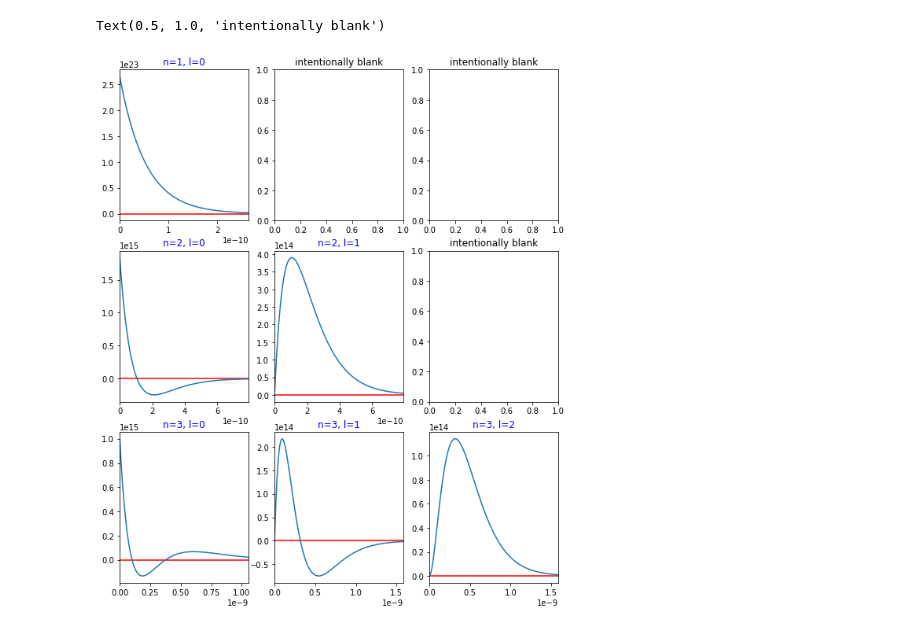
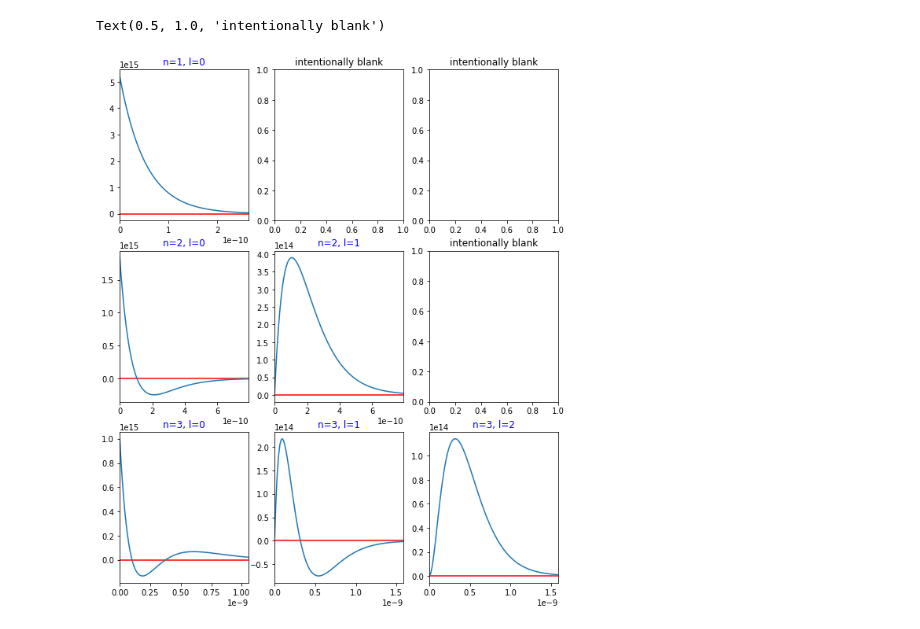
Before and after one commit to akey7/basic-quantum-models, a Jupyter notebook: notebooks/hydrogenic_atom.ipynb, the cells around one changed output. Cells and saved outputs as stored; diff of their text form; code cells hidden in the pictures.

Commit message:
Fixed a fatal bug in radial function

```diff
--- a/notebooks/hydrogenic_atom.ipynb
+++ b/notebooks/hydrogenic_atom.ipynb
@@ -85,7 +85,7 @@ class HydrogenicAtom:
         exp_rho = exp(-rho / 2.0)
 
         if self.n == 1 and self.l == 0:  # 1s orbital
-            return 2 * za32 ** (3/2) * exp_rho
+            return 2 * za32 * exp_rho
         elif self.n == 2 and self.l == 0:  # 2s orbital
             return (1.0 / sqrt(8)) * za32 * (2.0 - rho) * exp_rho
         elif self.n == 2 and self.l == 1:  # 2p orbital
@@ -163,35 +163,55 @@ class HydrogenicAtom:
 
         else:
             raise Exception(f'No equation for l={self.l} and ml={self.ml}')
+
+    def wavefunction(self, r, theta, phi):
+        """
+        Evaluates the wavefunction at r, theta, and phi!
+
+        Parameters
+        ----------
+        r: float
+            From 0 to infinity
+
+        theta: float
+            From 0 to 2 pi
+
+        phi: float
+            From 0 to pi
+
+        Returns
+        -------
+        complex
+            The value of the wavefunction at that point in space.
+        """
+        return self.radial(r) * self.spherical_harmonic(theta, phi)
 # %%
 fig, axs = plt.subplots(nrows=3, ncols=3, figsize=(10, 12))
 
 parameters = [
     {'n': 1, 'l': 0, 'x_scaler': 5 },
     {'n': 2, 'l': 0, 'x_scaler': 15 },
     {'n': 3, 'l': 0, 'x_scaler': 20 },
     {'n': 2, 'l': 1, 'x_scaler': 15 },
     {'n': 3, 'l': 1, 'x_scaler': 30 },
     {'n': 3, 'l': 2, 'x_scaler': 30 }
 ]
-
-scaler = (1 / ha.a0) ** (3/2)
 
 for p in parameters:
     row = p['n'] - 1
     col = p['l']
     ha = HydrogenicAtom(n=p['n'], l=p['l'], ml=0)
     xs = np.linspace(0, ha.a0 * p['x_scaler'], 100)
     ys = [ha.radial(r).real for r in xs]
     ax = axs[row, col]
     ax.set_title(f'n={p["n"]}, l={p["l"]}', color='b')
     ax.set_xlim(min(xs), max(xs))
     ax.axhline(0.0, color='r')
     ax.plot(xs, ys)
 
 axs[0, 1].set_title('intentionally blank')
 axs[0, 2].set_title('intentionally blank')
 axs[1, 2].set_title('intentionally blank')
 # %% [output]
 Text(0.5, 1.0, 'intentionally blank')
-[figure, old version]
+[figure, new version]
```
